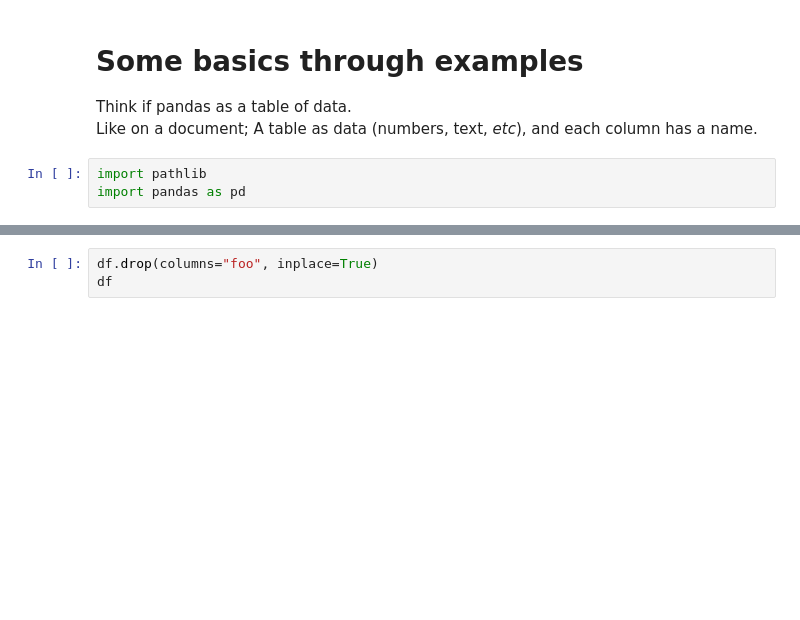
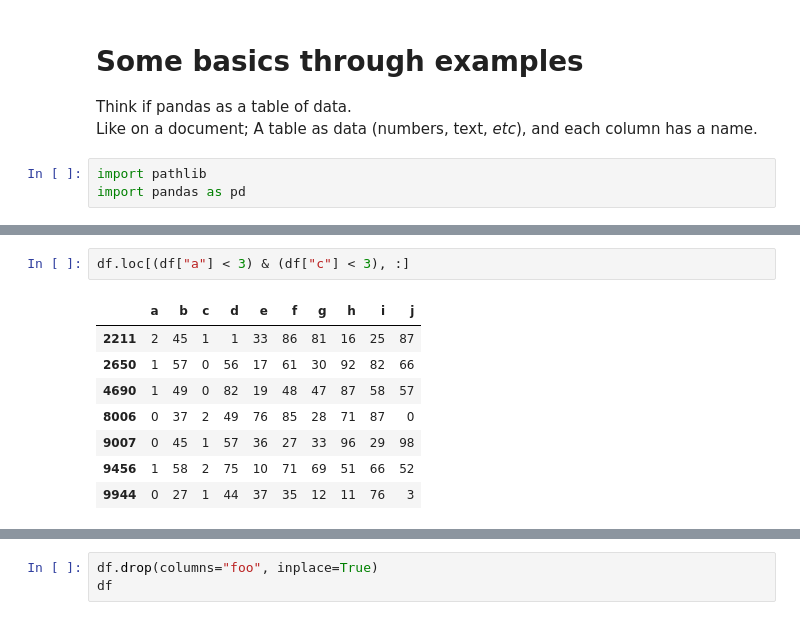
Before and after one commit to kristianfkt/pythoncourse, a Jupyter notebook: pandas_basics.ipynb, the cells around one changed output, grey strips where cells are left out. Saved outputs shown, nothing was run; the diff lists cells and outputs as text; blank space fills up the shorter version.

```diff
--- a/pandas_basics.ipynb
+++ b/pandas_basics.ipynb
@@ -77,0 +57,11 @@ df
+# %%
+df.loc[(df["a"] < 3) & (df["c"] < 3), :]
+# %% [output]
+|  | a | b | c | d | e | f | g | h | i | j |
+| 2211 | 2 | 45 | 1 | 1 | 33 | 86 | 81 | 16 | 25 | 87 |
+| 2650 | 1 | 57 | 0 | 56 | 17 | 61 | 30 | 92 | 82 | 66 |
+| 4690 | 1 | 49 | 0 | 82 | 19 | 48 | 47 | 87 | 58 | 57 |
+| 8006 | 0 | 37 | 2 | 49 | 76 | 85 | 28 | 71 | 87 | 0 |
+| 9007 | 0 | 45 | 1 | 57 | 36 | 27 | 33 | 96 | 29 | 98 |
+| 9456 | 1 | 58 | 2 | 75 | 10 | 71 | 69 | 51 | 66 | 52 |
+| 9944 | 0 | 27 | 1 | 44 | 37 | 35 | 12 | 11 | 76 | 3 |
```
Also changed, not shown: parts of 7 cells of this notebook, 1 other file.
